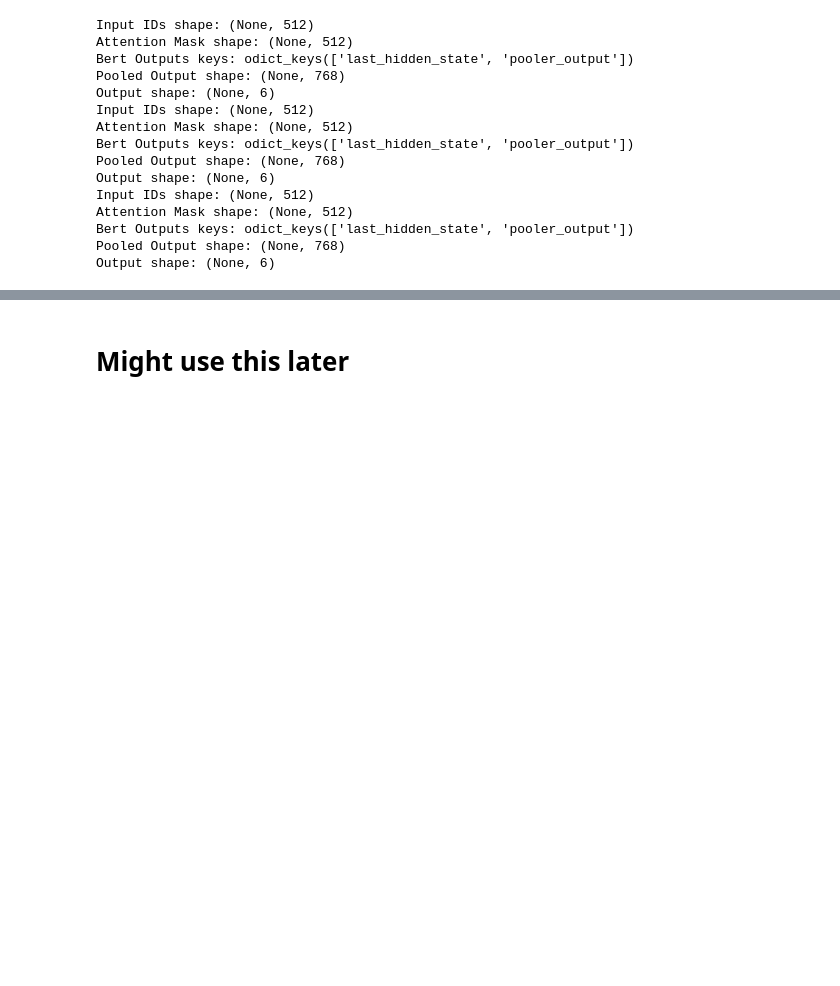
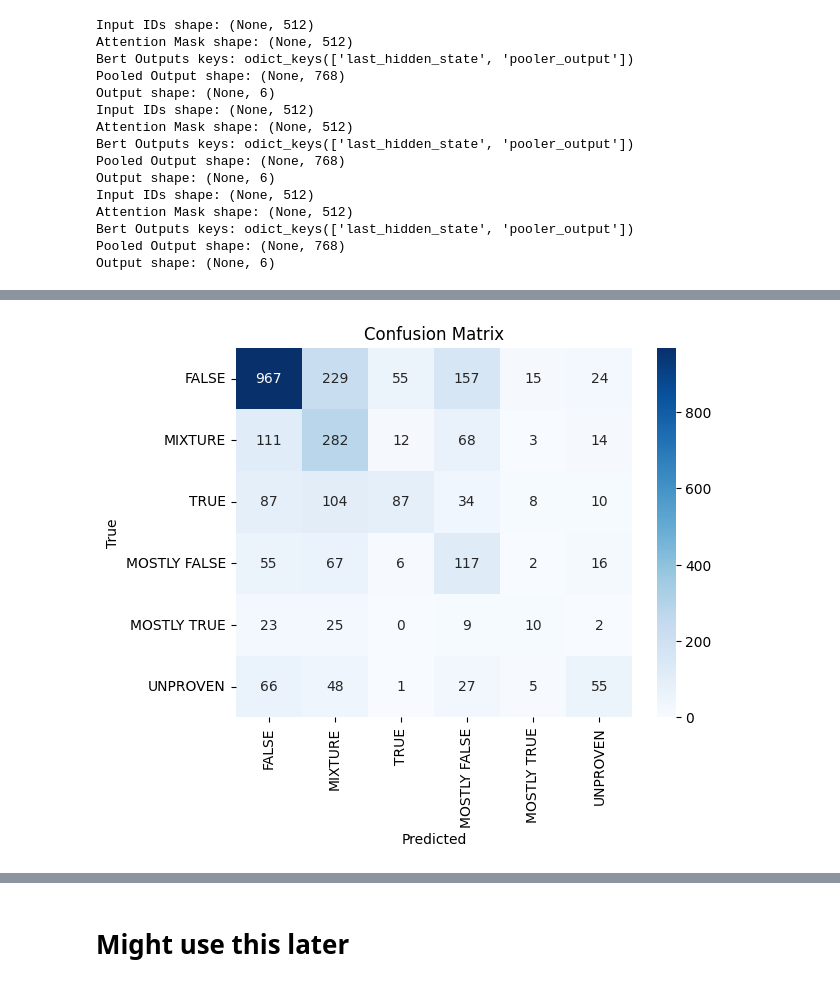
Before and after one commit to halimyoussef/FakeNewsClassifier-BERT, a Jupyter notebook: BERT_Classifier.ipynb, the cells around one changed output, grey strips where cells are left out. Saved outputs shown, nothing was run; the diff lists cells and outputs as text; code cells hidden in the pictures; blank space fills up the shorter version.

Commit message:
Add files via upload
Make the training of the models more coherent by using the same training, validation et test sets. Did run it yet as Google Colab GPU limit has been reached....

```diff
--- a/BERT_Classifier.ipynb
+++ b/BERT_Classifier.ipynb
@@ -696,5 +879,8 @@ Name: Numerical_Verdict, dtype: float64
 # %%
-X = df_tokenized["Claim_tokenized"]
+X = pd.DataFrame({
+    "Claim_tokenized": df_tokenized["Claim_tokenized"],
+    "ETS_tokenized": df_tokenized["ETS_tokenized"]
+})
 y = df_tokenized["Numerical_Verdict"]
 
 X_train, X_test, y_train, y_test = train_test_split(X, y, test_size=0.2, random_state=42)
@@ -1009,0 +1057,4 @@ Classification Report:
+# %%
+subset_size = 100
+batch_size = 10
+num_epochs = 6
@@ -1037,0 +1183,7 @@ Output shape: (None, 6)
+# %%
+model_ets.fit(
+    {'input_ids': train_ets_input_ids, 'attention_mask': train_ets_attention_mask},
+    y_train,
+    epochs=num_epochs,
+    batch_size=batch_size,
+)
@@ -1037,0 +1237,16 @@ Output shape: (None, 6)
+# %%
+# Using the model to make predictions on validation data
+predictions = model_ets.predict({'input_ids': test_ets_input_ids, 'attention_mask': test_ets_attention_mask})
+predicted_labels = np.argmax(predictions, axis=1)
+
+accuracy = accuracy_score(y_test, predicted_labels)
+print(f'Accuracy: {accuracy:.4f}')
+
+# Generate a classification report
+print('Classification Report:')
+print(classification_report(y_test, predicted_labels))
+
+# Generate a confusion matrix
+conf_mat = confusion_matrix(y_test, predicted_labels)
+print('Confusion Matrix:')
+print(conf_mat)
@@ -1037,0 +1271,10 @@ Output shape: (None, 6)
+# %%
+# Plot the confusion matrix with axis labels using seaborn
+labels = list(verdict_mapping.keys())
+sns.heatmap(conf_mat, annot=True, fmt='d', cmap='Blues', xticklabels=labels, yticklabels=labels)
+plt.xlabel('Predicted')
+plt.ylabel('True')
+plt.title('Confusion Matrix')
+plt.show()
+# %% [output]
+[figure, added]
```
Also changed, not shown: parts of 88 cells of this notebook.
